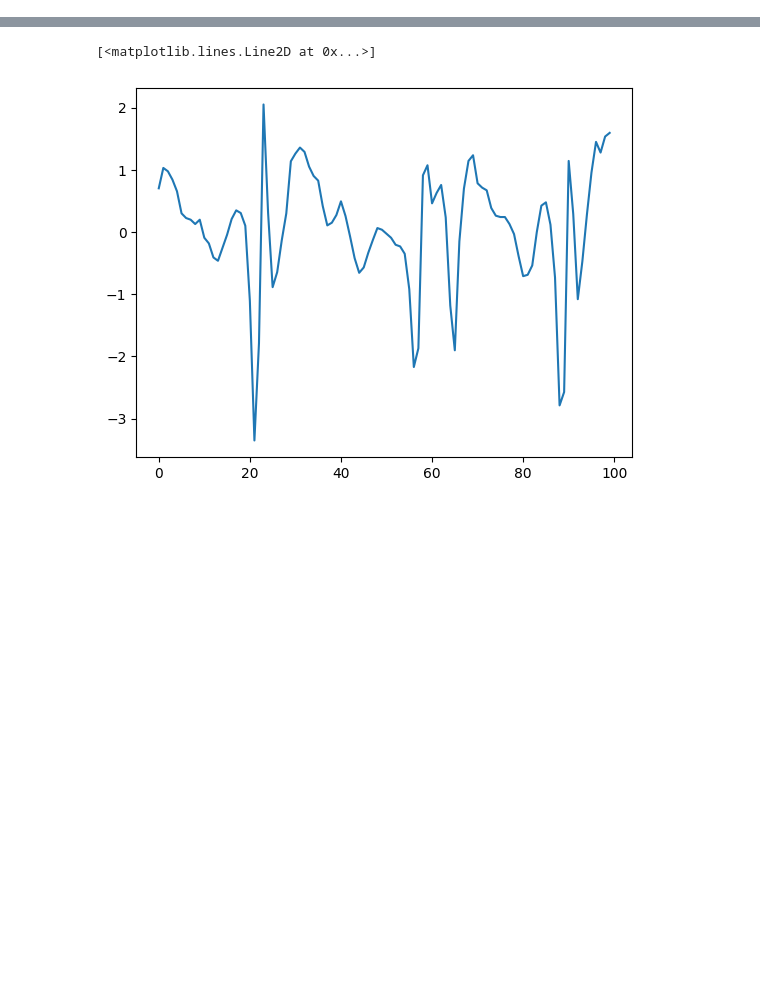
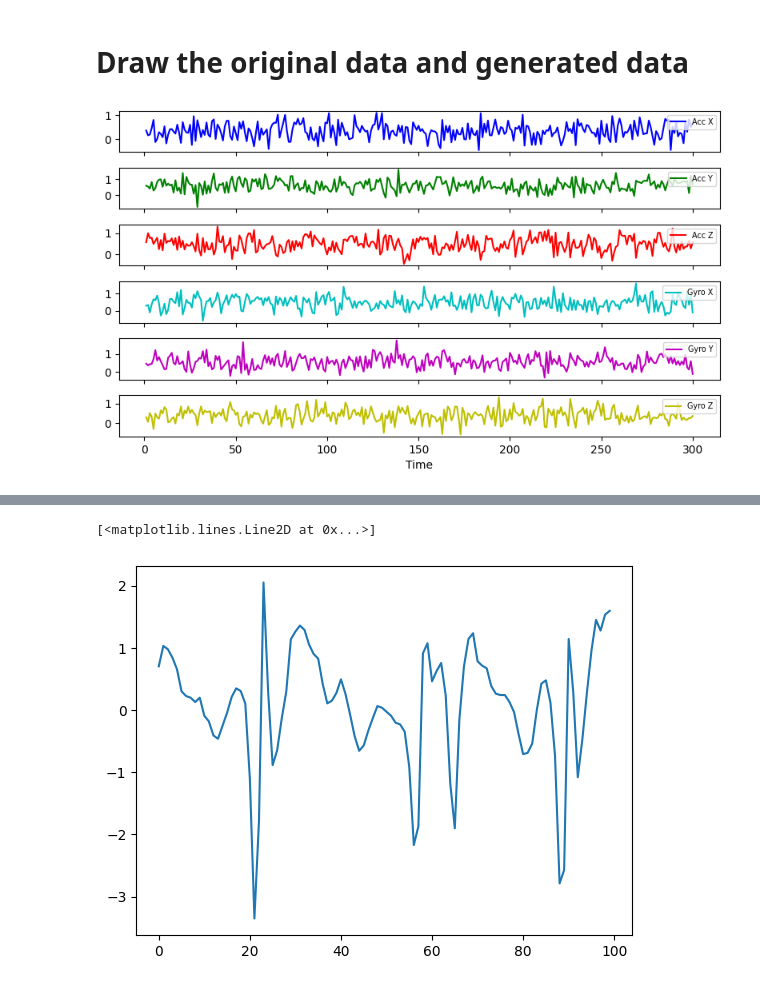
Before and after one commit to walterxx1/sensordiff, a Jupyter notebook: notebooks/analysis_different_freq_domains.ipynb, the cells around one changed output, grey strips where cells are left out. Saved outputs shown, nothing was run; the diff lists cells and outputs as text; code cells hidden in the pictures; blank space fills up the shorter version.

```diff
--- a/notebooks/analysis_different_freq_domains.ipynb
+++ b/notebooks/analysis_different_freq_domains.ipynb
@@ -36,0 +178,71 @@ print(data_all.shape)
+# %% [markdown]
+# Draw the original data and generated data
+# %%
+import numpy as np
+import matplotlib.pyplot as plt
+import torch
+import torch.nn.functional as F
+
+# Define the diffusion parameters
+class Diffusion:
+    def __init__(self, beta_start=0.0001, beta_end=0.02, num_steps=1000, device='cpu'):
+        self.device = device
+        self.num_steps = num_steps
+        self.betas = torch.linspace(beta_start, beta_end, steps=self.num_steps + 1).to(self.device)
+        self.alphas = 1.0 - self.betas
+        self.alphas_cumprod = torch.cumprod(self.alphas, axis=0)
+        self.alphas_cumprod_prev = F.pad(self.alphas_cumprod[:-1], (1, 0), value=1.0)
+        self.sqrt_alphas_cumprod = torch.sqrt(self.alphas_cumprod)
+        self.sqrt_one_minus_alphas_cumprod = torch.sqrt(1.0 - self.alphas_cumprod)
+
+    def _extract(self, a: torch.FloatTensor, t: torch.LongTensor, x_shape):
+        batch_size = t.shape[0]
+        out = a.to(t.device).gather(0, t).float()
+        out = out.reshape(batch_size, *((1,) * (len(x_shape) - 1)))
+        return out
+
+    def q_sample(self, x_start: torch.FloatTensor, t: torch.LongTensor, noise=None):
+        if noise is None:
+            noise = torch.randn_like(x_start).to(self.device)
+
+        sqrt_alphas_cumprod_t = self._extract(self.sqrt_alphas_cumprod, t, x_start.shape)
+        sqrt_one_minus_alphas_cumprod_t = self._extract(self.sqrt_one_minus_alphas_cumprod, t, x_start.shape)
+
+        return sqrt_alphas_cumprod_t * x_start + sqrt_one_minus_alphas_cumprod_t * noise
+
+# Visualization
+if __name__ == "__main__":
+    # Original signal is provided externally
+    original_signal = data_all[400,300:600,:]  # Example placeholder signal with 6 axes
+    time = np.arange(1, 301)  # Time from 1 to 300
+
+    # Initialize diffusion model
+    diffusion = Diffusion(num_steps=1000, device='cpu')
+
+    # Generate noisy signals for different steps
+    t_1 = torch.tensor([1], dtype=torch.long).to('cpu')
+    t_10 = torch.tensor([10], dtype=torch.long).to('cpu')
+    t_100 = torch.tensor([100], dtype=torch.long).to('cpu')
+
+    noisy_signals_1 = diffusion.q_sample(torch.tensor(original_signal, dtype=torch.float32), t_1).numpy()
+    noisy_signals_10 = diffusion.q_sample(torch.tensor(original_signal, dtype=torch.float32), t_10).numpy()
+    noisy_signals_100 = diffusion.q_sample(torch.tensor(original_signal, dtype=torch.float32), t_100).numpy()
+
+    # Plot each axis with different noise levels
+    labels = ["Acc X", "Acc Y", "Acc Z", "Gyro X", "Gyro Y", "Gyro Z"]
+    colors = ["b", "g", "r", "c", "m", "y"]
+
+    fig, axs = plt.subplots(6, 1, figsize=(8, 5), sharex=True)
+    for i in range(6):
+        # axs[i].plot(time, original_signal[:, i], label=f"{labels[i]}", color=colors[i])
+        # axs[i].plot(time, noisy_signals_1[:, i], label=f"{labels[i]}", color=colors[i])
+        # axs[i].plot(time, noisy_signals_10[:, i], label=f"{labels[i]}", color=colors[i])
+        axs[i].plot(time, noisy_signals_100[:, i], label=f"{labels[i]}", color=colors[i])
+        axs[i].legend(fontsize='x-small', loc='upper right')  # Smaller legend, placed on the right
+
+    axs[-1].set_xlabel("Time")
+    # plt.suptitle("IMU Sensor Data with Diffusion Noise (6 Axes)")
+    plt.tight_layout(rect=[0, 0, 1, 0.96])
+    plt.show()
+# %% [output]
+[figure, added]
```
Also changed, not shown: parts of 9 cells of this notebook, 8 other files.
